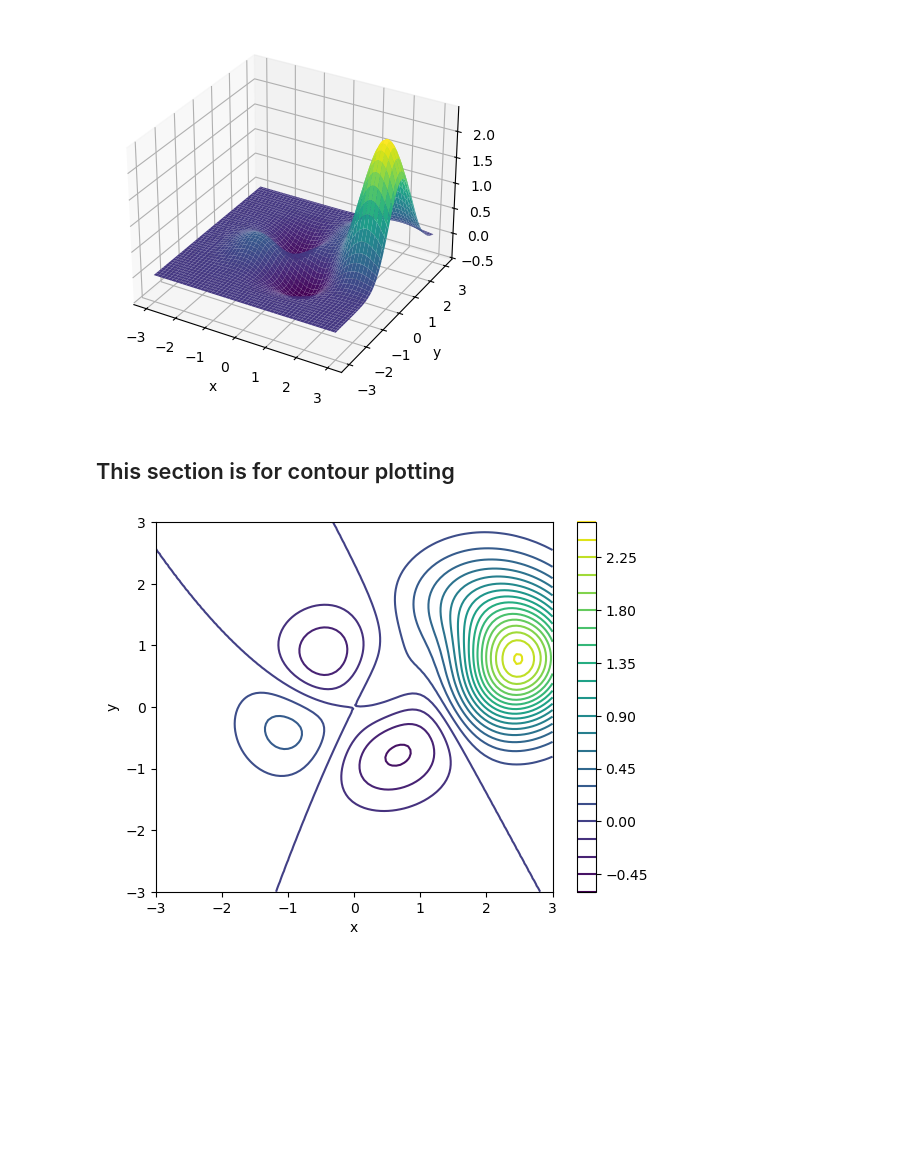
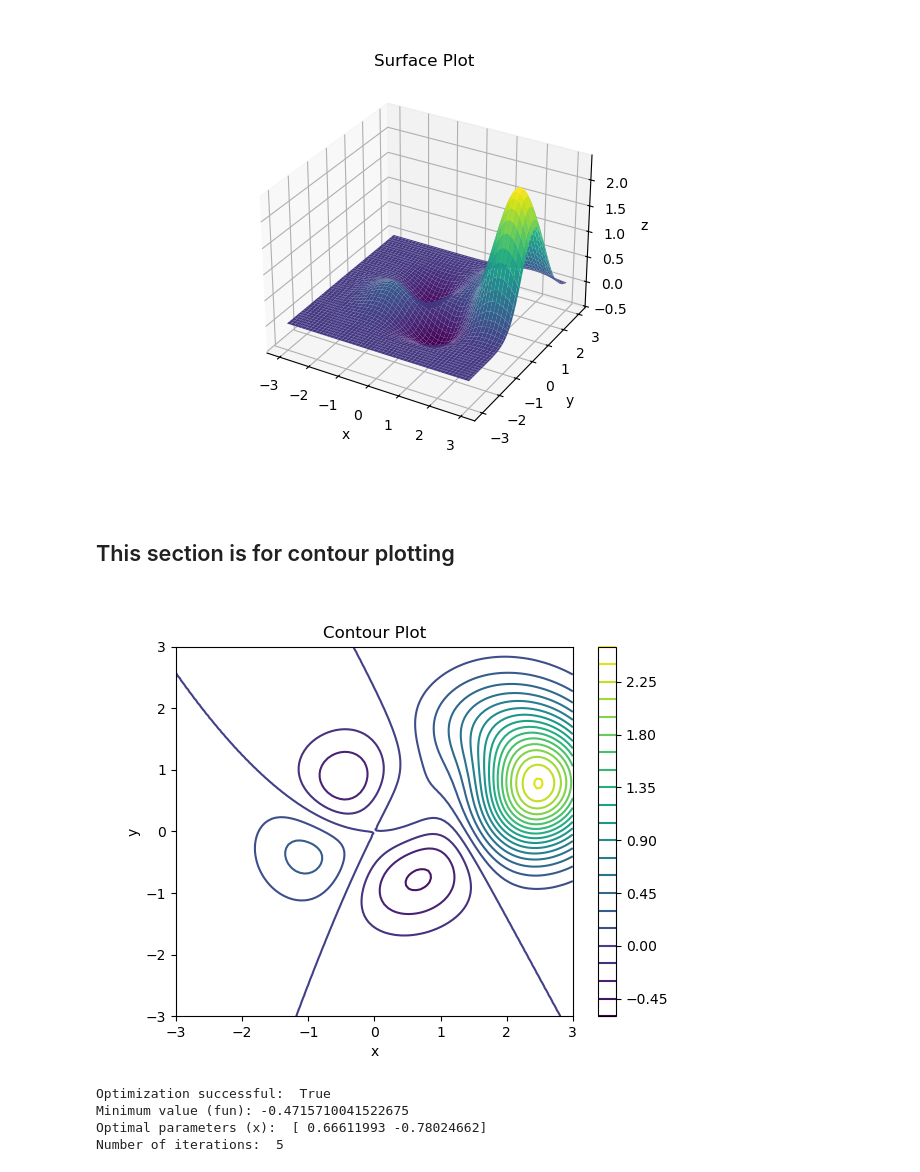
Before and after one commit to e-middleton/calcIII, a Jupyter notebook: surface.ipynb, the cells around one changed output. Cells and saved outputs as stored; diff of their text form; code cells hidden in the pictures; blank space fills up the shorter version.

Commit message:
intial commit, gradient functions

```diff
--- a/surface.ipynb
+++ b/surface.ipynb
@@ -1,29 +1,31 @@
 # %%
 import matplotlib.pyplot as plt
 import numpy as np
 from mpl_toolkits.mplot3d import Axes3D
+%matplotlib widget
 
 a1, a2, a3 = 1.5, 0.6, 0.7
 a4, a5, a6 = 0.8, 1.2, 0.99
 
 # linear spacing for domain of functions
-x = np.linspace(-3, 3, 100)
-y = np.linspace(-3, 3, 100)
-X, Y = np.meshgrid(x,y)
+xRange = np.linspace(-3, 3, 100)
+yRange = np.linspace(-3, 3, 100)
+X, Y = np.meshgrid(xRange,yRange)
 
 # surface
 Z = (a1*X*Y - a2*X**3 - a3*Y**2) *np.exp(-X**2 - Y**2) + (a4*X**2 - a5*X*Y + a6*Y**2)*np.exp(-(X-2)**2 -(Y-1)**2)
 
 plt.close("all")
 fig = plt.figure()
 ax = fig.add_subplot(111, projection='3d')
 ax.plot_surface(X,Y,Z, cmap='viridis')
 ax.set_xlabel('x')
 ax.set_ylabel('y')
 ax.set_zlabel('z')
+plt.title("Surface Plot")
 plt.show()
 # %% [output]
-[figure, old version]
+[figure, new version]
 # %% [markdown]
 ## This section is for contour plotting ##
 # %%
@@ -33,6 +35,30 @@ plt.contour(X,Y,Z,20,cmap='viridis')
 plt.xlabel('x')
 plt.ylabel('y')
 plt.colorbar()
+plt.title("Contour Plot")
 plt.show()
 # %% [output]
-[figure, old version]
+[figure, new version]
+# %%
+# numerical calculations
+import scipy.optimize
+from scipy.optimize import minimize
+
+# objective function
+def f(x) :
+    return (a1*x[0]*x[1] - a2*x[0]**3 - a3*x[1]**2) *np.exp(-x[0]**2 - x[1]**2) + (a4*x[0]**2 - a5*x[0]*x[1] + a6*x[1]**2)*np.exp(-(x[0]-2)**2 -(x[1]-1)**2)
+
+# initial guess
+x0 = np.array([0.5, -1])
+
+result = minimize(f, x0, method="CG")
+
+print("Optimization successful: ", result.success)
+print("Minimum value (fun):", result.fun)
+print("Optimal parameters (x): ", result.x)
+print("Number of iterations: ", result.nit)
+# %% [output]
+Optimization successful:  True
+Minimum value (fun): -0.4715710041522675
+Optimal parameters (x):  [ 0.66611993 -0.78024662]
+Number of iterations:  5
```
Also changed, not shown: parts of 2 cells of this notebook.
